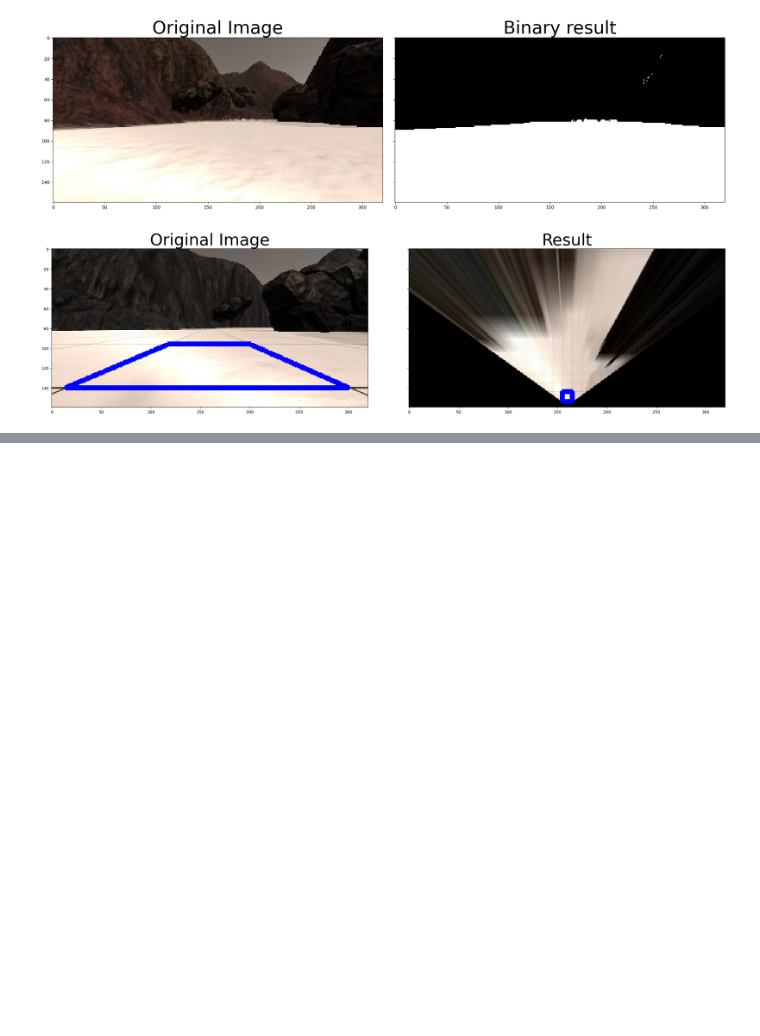
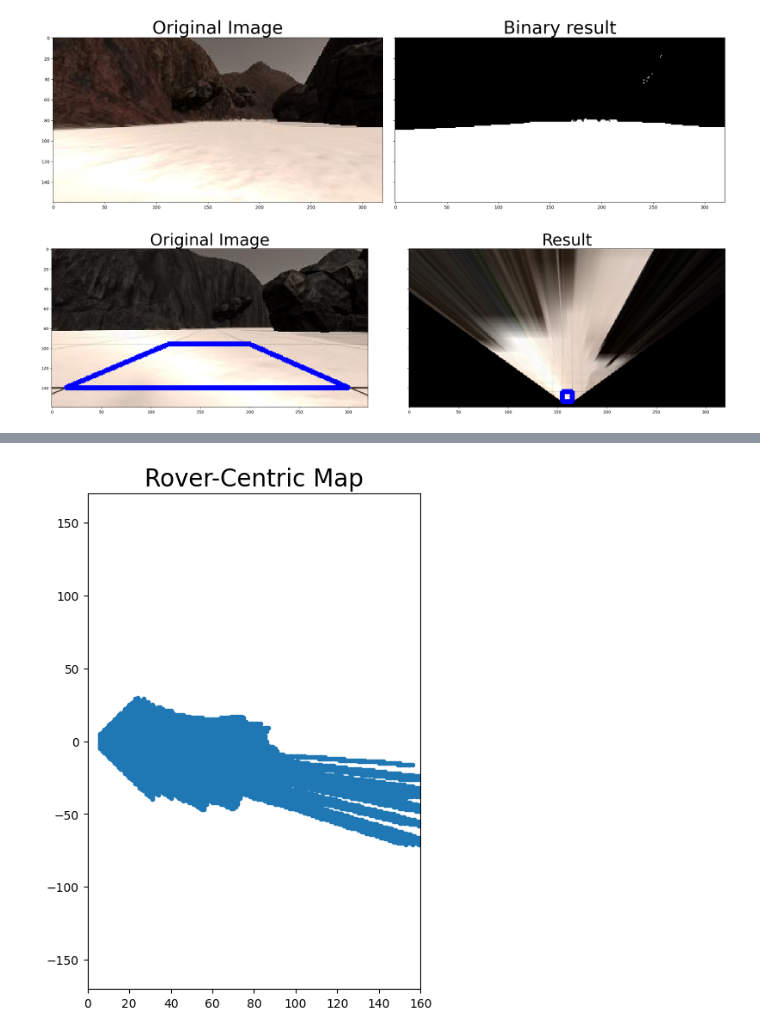
Before and after one commit to Hickman10/sample_rover, a Jupyter notebook: this.ipynb, the cells around one changed output, grey strips where cells are left out. Saved outputs shown, nothing was run; the diff lists cells and outputs as text; code cells hidden in the pictures; blank space fills up the shorter version.

```diff
--- a/this.ipynb
+++ b/this.ipynb
@@ -136,0 +172,27 @@ plt.show() # Uncomment if running on your local machine
+# %%
+# Now you have x and y pixel positions in image space of the navigable terrain and all you need
+# to do is convert it to rover-centric coordinates. However, you would also like to swap the x
+# and y axes such that they're consistent with the world coordinate system that you'll
+# eventually be mapping to.
+
+image = mpimg.imread('robocam.jpg')
+
+def rover_coord(bin_img):
+    xpos , ypos = bin_img.nonzero()
+    #calculating the pixel positions with reference to the rover position being at the center
+    # buttom image.
+    y_pixel = -(ypos - bin_img.shape[0]).astype(float)
+    x_pixel = -(xpos - bin_img.shape[1]/2).astype(float)
+
+    return x_pixel, y_pixel
+
+xpix , ypix = rover_coord(colorsel)
+
+fig = plt.figure(figsize=(5,7.5))
+plt.plot(xpix, ypix, '.')
+plt.ylim(-170,170)
+plt.xlim(0, 160)
+plt.title('Rover-Centric Map', fontsize=20)
+plt.show() # Uncomment if running on your local machine
+# %% [output]
+[figure, added]
```
Also changed, not shown: parts of 6 cells of this notebook.
